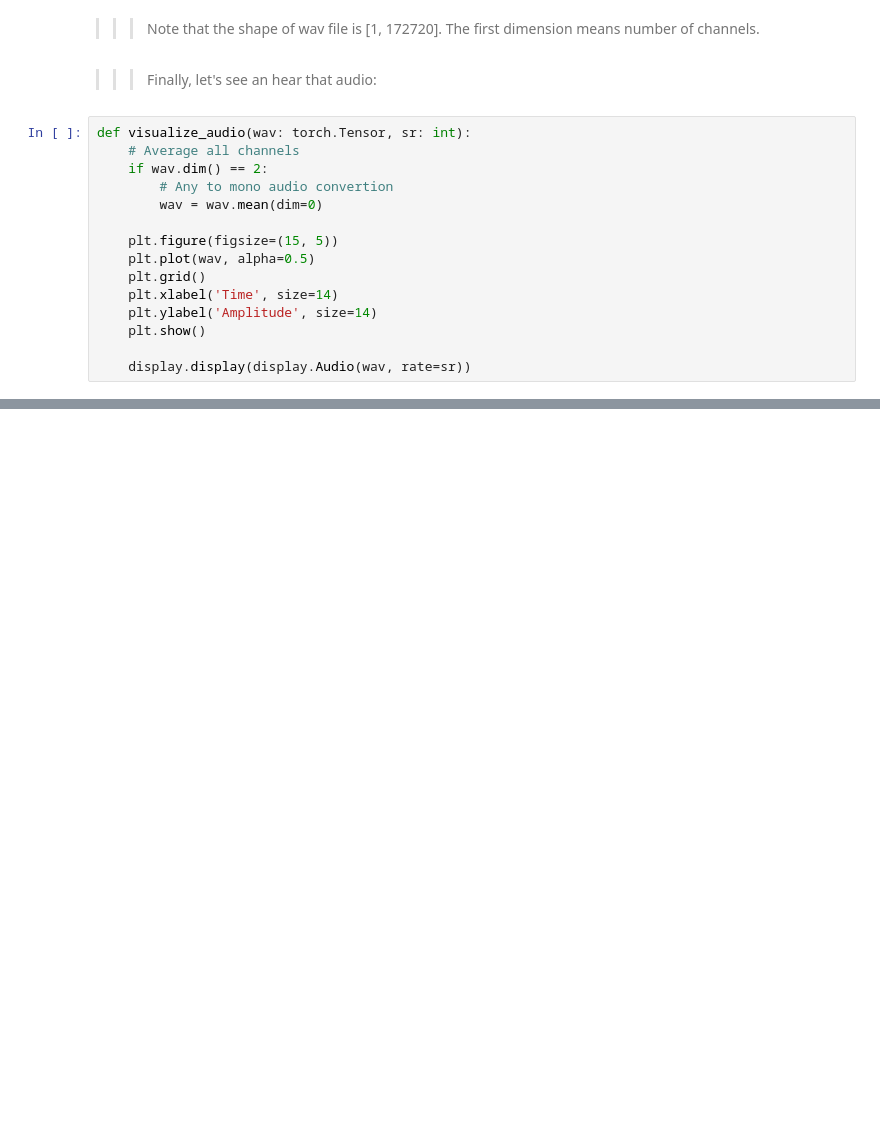
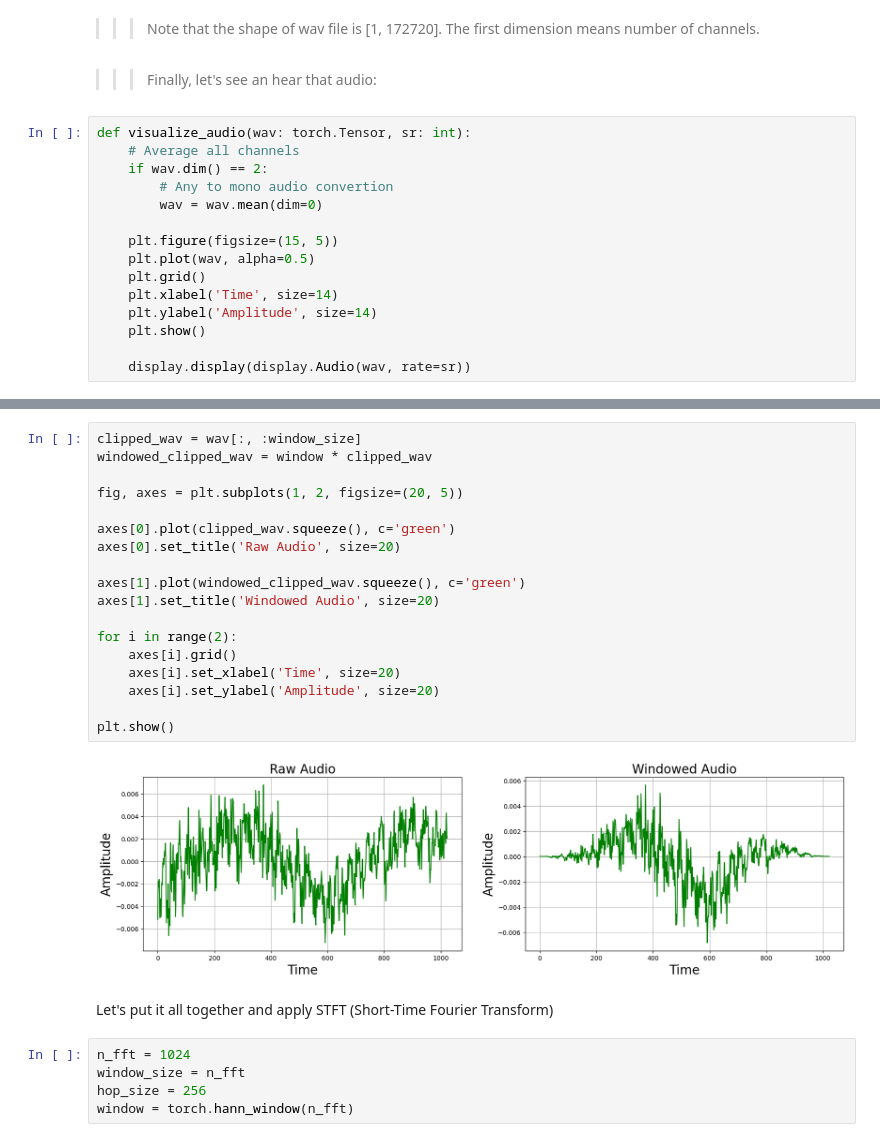
Before and after one commit to longlnOff/Deep-Learning-Audio-with-PyTorch, a Jupyter notebook: Week02 - Introduction to Digital Signal Processing/seminar_week2.ipynb, the cells around one changed output, grey strips where cells are left out. Saved outputs shown, nothing was run; the diff lists cells and outputs as text; blank space fills up the shorter version.

```diff
--- a/Week02 - Introduction to Digital Signal Processing/seminar_week2.ipynb
+++ b/Week02 - Introduction to Digital Signal Processing/seminar_week2.ipynb
@@ -75,0 +116,27 @@ visualize_audio(wav=wav, sr=sr)
+# %%
+clipped_wav = wav[:, :window_size]
+windowed_clipped_wav = window * clipped_wav
+
+fig, axes = plt.subplots(1, 2, figsize=(20, 5))
+
+axes[0].plot(clipped_wav.squeeze(), c='green')
+axes[0].set_title('Raw Audio', size=20)
+
+axes[1].plot(windowed_clipped_wav.squeeze(), c='green')
+axes[1].set_title('Windowed Audio', size=20)
+
+for i in range(2):
+    axes[i].grid()
+    axes[i].set_xlabel('Time', size=20)
+    axes[i].set_ylabel('Amplitude', size=20)
+
+plt.show()
+# %% [output]
+[figure, added]
+# %% [markdown]
+Let's put it all together and apply STFT (Short-Time Fourier Transform)
+# %%
+n_fft = 1024
+window_size = n_fft
+hop_size = 256
+window = torch.hann_window(n_fft)
```
Also changed, not shown: parts of 52 cells of this notebook, 1 other file.
